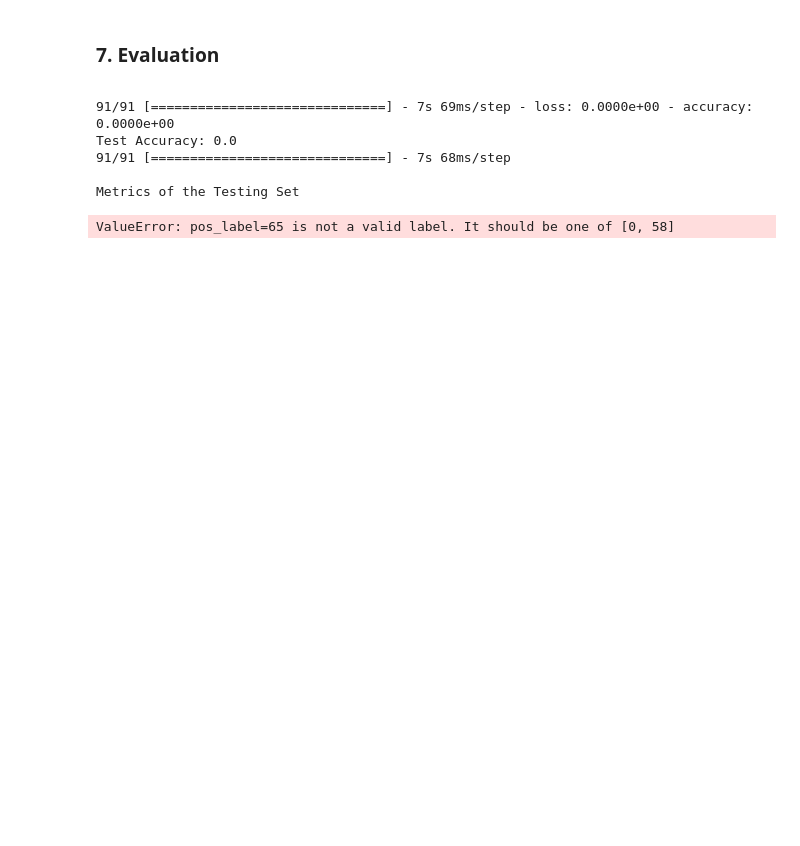
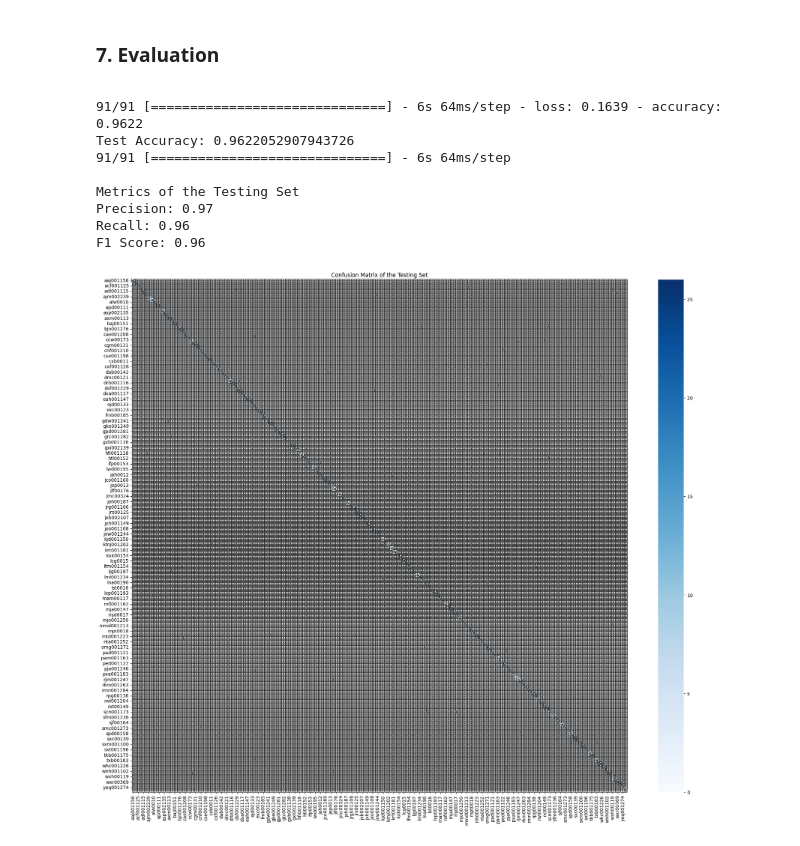
Before and after one commit to mbar0075/Speech-Technology, a Jupyter notebook: Assignment/App.ipynb, the cells around one changed output. Drawn from its saved outputs; the diff is of its cells as text; code cells hidden in the pictures; blank space fills up the shorter version.

```diff
--- a/Assignment/App.ipynb
+++ b/Assignment/App.ipynb
@@ -501,19 +544,27 @@ plot_curves(history, 'accuracy', 'Training and Validation Accuracy')
 # %% [markdown]
 **<h3>7. Evaluation</h3>**
 # %%
-def display_confusion_matrix(confusion_matrix, title):
-    """Function to display the confusion matrix.
+def display_confusion_matrix(confusion_matrix, labels, title, subset=None):
+    """Function to display the confusion matrix for multiple labels.
 
     Args:
         confusion_matrix (numpy.ndarray): Confusion matrix to be displayed.
+        labels (list): List of label names.
         title (str): Title of the plot.
+        subset (list): List of labels to be displayed (default is None).
     """
+    if subset is not None:
+       # Filtering the confusion matrix
+        confusion_matrix = confusion_matrix[subset][:, subset]
+
+        # Filtering the labels
+        labels = [labels[i] for i in subset]
+
     # Setting the figure size
-    plt.figure(figsize=(10, 7))
+    plt.figure(figsize=(24, 20))
 
-    # Saving data in a dataframe
-    df_cm = pd.DataFrame(confusion_matrix, index = [i for i in ['Actual Positive', 'Actual Negative']],
-                  columns = [i for i in ['Predicted Positive', 'Predicted Negative']])
+    # Saving data in a DataFrame
+    df_cm = pd.DataFrame(confusion_matrix, index=labels, columns=labels)
 
     # Plotting the heatmap
     sns.heatmap(df_cm, annot=True, cmap='Blues', fmt='g')
@@ -524,56 +575,60 @@ def display_confusion_matrix(confusion_matrix, title):
     # Displaying the plot
     plt.show()
 # %%
-def display_metrics(y_true, y_pred, title):
+def display_metrics(y_true, y_pred, title, subset=None):
     """Function to display the metrics.
 
     Args:
         y_true (numpy.ndarray): Ground truth labels.
         y_pred (numpy.ndarray): Predicted labels.
         title (str): Title of the plot.
+        subset (list): List of labels to be displayed (default is None).
     """
     # Calculating the confusion matrix
     cm = confusion_matrix(y_true, y_pred)
 
     # Calculating the precision, recall and f1 score
-    precision = precision_score(y_true, y_pred, pos_label=65)
-    recall = recall_score(y_true, y_pred, pos_label=65)
-    f1 = f1_score(y_true, y_pred, pos_label=65)
+    precision = precision_score(y_true, y_pred, average='weighted')
+    recall = recall_score(y_true, y_pred, average='weighted')
+    f1 = f1_score(y_true, y_pred, average='weighted')
 
     # Displaying the metrics
-    print('\033[1m' + 'Precision: ' + '\033[0m' + str(round(precision, 2)))
-    print('\033[1m' + 'Recall: ' + '\033[0m' + str(round(recall, 2)))
-    print('\033[1m' + 'F1 Score: ' + '\033[0m' + str(round(f1, 2)))
+    print('\033[35m' + 'Precision: ' + '\033[0m' + str(round(precision, 2)))
+    print('\033[35m' + 'Recall: ' + '\033[0m' + str(round(recall, 2)))
+    print('\033[35m' + 'F1 Score: ' + '\033[0m' + str(round(f1, 2)))
 
     # Displaying the confusion matrix
-    display_confusion_matrix(cm, title)
+    display_confusion_matrix(cm, label_encoder.classes_, title, subset=subset)
 # %%
 # Loading the model
 model = keras.models.load_model('model.h5')
 # %%
 # Evaluating the model on the testing set
 test_loss, test_accuracy = model.evaluate(x_test, y_test_encoded, verbose=1)
 
 # Printing the test accuracy
 print('\033[1m' + 'Test Accuracy: ' + '\033[0m' + str(test_accuracy))
 
 # Predicting the labels of the testing set
 y_pred = model.predict(x_test)
 
 # Converting the predictions to labels
 y_pred = np.argmax(y_pred, axis=1)
 
 # Converting the one-hot encoded labels to labels
 y_test = np.argmax(y_test_encoded, axis=1)
 
 print()
-print('\033[1m' + 'Metrics of the Testing Set' + '\033[0m')
+print('\033[1m' + 'Evaluating the Testing Set:' + '\033[0m')
 # Displaying the metrics
-display_metrics(y_test, y_pred, 'Confusion Matrix of the Testing Set')
+display_metrics(y_test, y_pred, 'Confusion Matrix of the Testing Set', subset=None)
 # %% [output]
-91/91 [==============================] - 7s 69ms/step - loss: 0.0000e+00 - accuracy: 0.0000e+00
-Test Accuracy: 0.0
-91/91 [==============================] - 7s 68ms/step
+91/91 [==============================] - 6s 64ms/step - loss: 0.1639 - accuracy: 0.9622
+Test Accuracy: 0.9622052907943726
+91/91 [==============================] - 6s 64ms/step
 
 Metrics of the Testing Set
+Precision: 0.97
+Recall: 0.96
+F1 Score: 0.96
-ValueError: pos_label=65 is not a valid label. It should be one of [0, 58]
+[figure, added]
```
Also changed, not shown: parts of 10 cells of this notebook, 1 other file.
